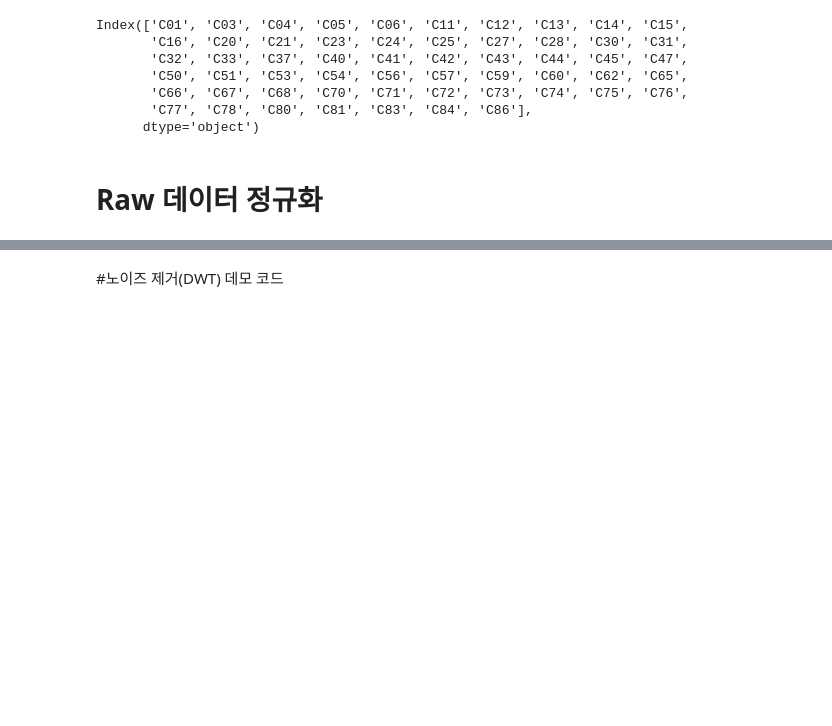
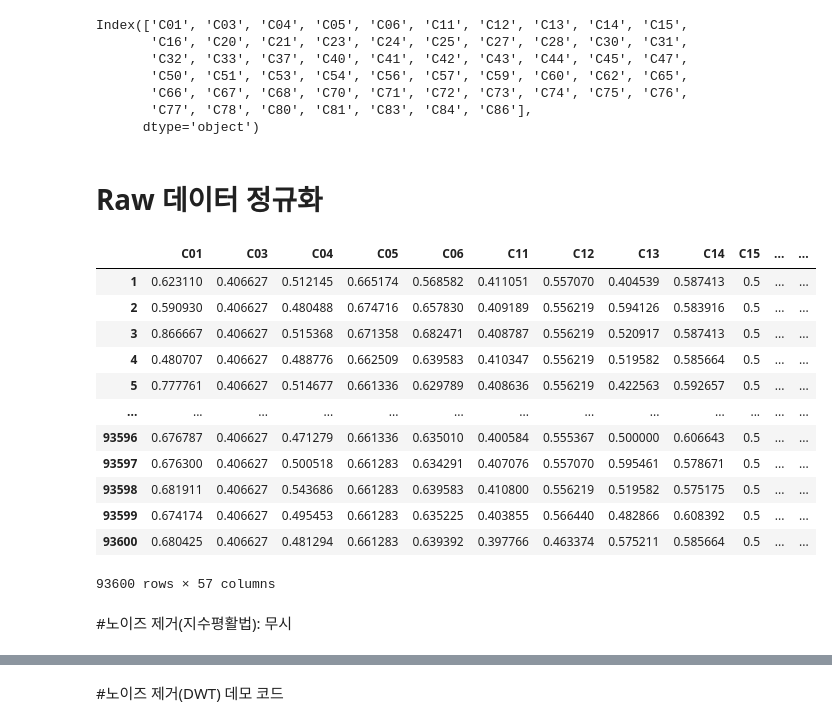
Before and after one commit to shwbak/HAI-Anomaly-Detection, a Jupyter notebook: 그룹나눠서.ipynb, the cells around one changed output, grey strips where cells are left out. Cells and saved outputs as stored; diff of their text form; code cells hidden in the pictures; blank space fills up the shorter version.

```diff
--- a/그룹나눠서.ipynb
+++ b/그룹나눠서.ipynb
@@ -308,0 +324,18 @@ def normalize(df):
+# %%
+TRAIN_DF_01
+# %% [output]
+|  | C01 | C03 | C04 | C05 | C06 | C11 | C12 | C13 | C14 | C15 | ... | ... |
+| 1 | 0.623110 | 0.406627 | 0.512145 | 0.665174 | 0.568582 | 0.411051 | 0.557070 | 0.404539 | 0.587413 | 0.5 | ... | ... |
+| 2 | 0.590930 | 0.406627 | 0.480488 | 0.674716 | 0.657830 | 0.409189 | 0.556219 | 0.594126 | 0.583916 | 0.5 | ... | ... |
+| 3 | 0.866667 | 0.406627 | 0.515368 | 0.671358 | 0.682471 | 0.408787 | 0.556219 | 0.520917 | 0.587413 | 0.5 | ... | ... |
+| 4 | 0.480707 | 0.406627 | 0.488776 | 0.662509 | 0.639583 | 0.410347 | 0.556219 | 0.519582 | 0.585664 | 0.5 | ... | ... |
+| 5 | 0.777761 | 0.406627 | 0.514677 | 0.661336 | 0.629789 | 0.408636 | 0.556219 | 0.422563 | 0.592657 | 0.5 | ... | ... |
+| ... | ... | ... | ... | ... | ... | ... | ... | ... | ... | ... | ... | ... |
+| 93596 | 0.676787 | 0.406627 | 0.471279 | 0.661336 | 0.635010 | 0.400584 | 0.555367 | 0.500000 | 0.606643 | 0.5 | ... | ... |
+| 93597 | 0.676300 | 0.406627 | 0.500518 | 0.661283 | 0.634291 | 0.407076 | 0.557070 | 0.595461 | 0.578671 | 0.5 | ... | ... |
+| 93598 | 0.681911 | 0.406627 | 0.543686 | 0.661283 | 0.639583 | 0.410800 | 0.556219 | 0.519582 | 0.575175 | 0.5 | ... | ... |
+| 93599 | 0.674174 | 0.406627 | 0.495453 | 0.661283 | 0.635225 | 0.403855 | 0.566440 | 0.482866 | 0.608392 | 0.5 | ... | ... |
+| 93600 | 0.680425 | 0.406627 | 0.481294 | 0.661283 | 0.639392 | 0.397766 | 0.463374 | 0.575211 | 0.585664 | 0.5 | ... | ... |
+93600 rows × 57 columns
+# %% [markdown]
+#노이즈 제거(지수평활법): 무시
```
Also changed, not shown: parts of 37 cells of this notebook.
